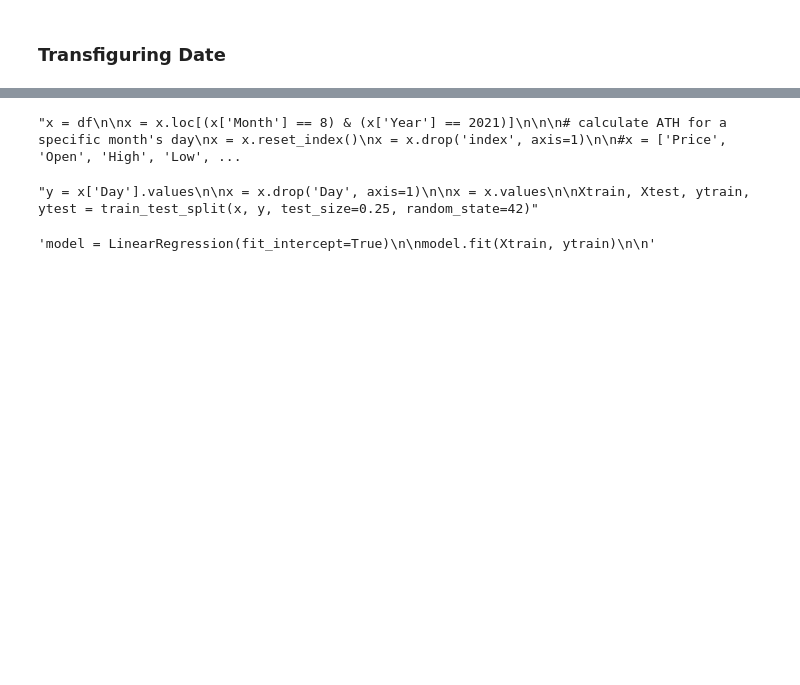
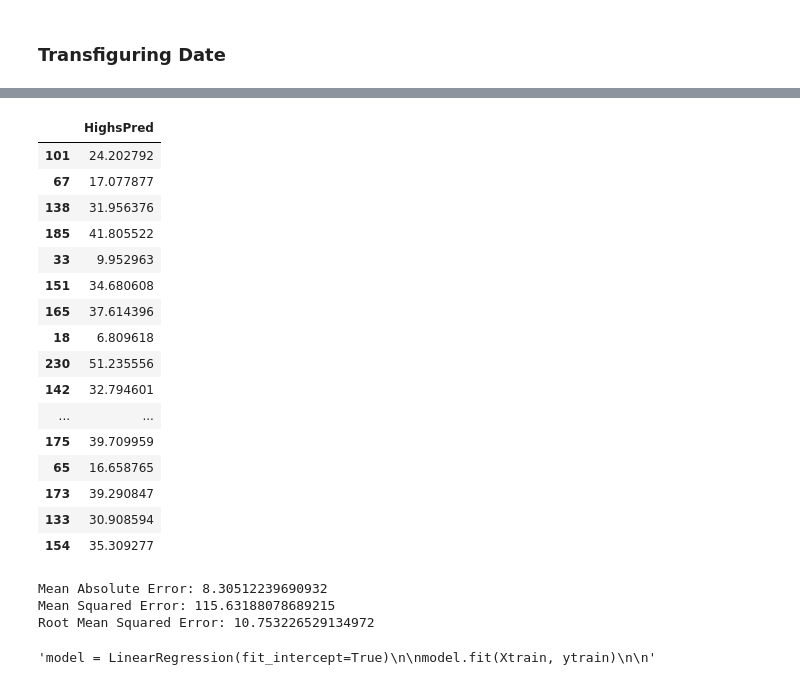
Before and after one commit to amen-ma/DataScienceFinalProject, a Jupyter notebook: solana.ipynb, the cells around one changed output, grey strips where cells are left out. Drawn from its saved outputs; the diff is of its cells as text; code cells hidden in the pictures; blank space fills up the shorter version.

```diff
--- a/solana.ipynb
+++ b/solana.ipynb
@@ -47,17 +118,54 @@ df.drop('Date', axis=1)'''
 # %%
 '''x = df
 
 x = x.loc[(x['Month'] == 8) & (x['Year'] == 2021)]
 
 
 # calculate ATH for a specific month's day
 x = x.reset_index()
 x = x.drop('index', axis=1)
 
 #x = ['Price', 'Open', 'High', 'Low', 'Change %', 'Vol.', 'Month']
 #x = df[x].values'''
+model = LinearRegression(fit_intercept=True)
+model.fit(X_train,y_train)
+
+
+y_pred = model.predict(X_test)
+
+#mean_absolute_error(y_test, prediction )
+
+
+y_pred = pd.DataFrame(data = y_pred, columns = ['HighsPred'], index = X_test.index.copy())
+x_test = pd.DataFrame(index = X_test.index.copy())
+#model.predict([[29]])
+pd.set_option('max_row', None)
+
+#df.shape
+#df[['y_pred']] = y_pred
+#y_pred.shape
+
+new_df = pd.concat([x_test,y_pred], axis = 1)
+
+new_df
 # %% [output]
-"x = df\n\nx = x.loc[(x['Month'] == 8) & (x['Year'] == 2021)]\n\n\n# calculate ATH for a specific month's day\nx = x.reset_index()\nx = x.drop('index', axis=1)\n\n#x = ['Price', 'Open', 'High', 'Low', ...
+|  | HighsPred |
+| 101 | 24.202792 |
+| 67 | 17.077877 |
+| 138 | 31.956376 |
+| 185 | 41.805522 |
+| 33 | 9.952963 |
+| 151 | 34.680608 |
+| 165 | 37.614396 |
+| 18 | 6.809618 |
+| 230 | 51.235556 |
+| 142 | 32.794601 |
+| ... | ... |
+| 175 | 39.709959 |
+| 65 | 16.658765 |
+| 173 | 39.290847 |
+| 133 | 30.908594 |
+| 154 | 35.309277 |
 # %%
 '''y = x['Day'].values
 
@@ -66,8 +174,14 @@ x = x.drop('Day', axis=1)
 x = x.values
 
 Xtrain, Xtest, ytrain, ytest = train_test_split(x, y, test_size=0.25, random_state=42)'''
+from sklearn import metrics
+print('Mean Absolute Error:', metrics.mean_absolute_error(y_test, y_pred))
+print('Mean Squared Error:', metrics.mean_squared_error(y_test, y_pred))
+print('Root Mean Squared Error:', np.sqrt(metrics.mean_squared_error(y_test, y_pred)))
 # %% [output]
-"y = x['Day'].values\n\nx = x.drop('Day', axis=1)\n\nx = x.values\n\nXtrain, Xtest, ytrain, ytest = train_test_split(x, y, test_size=0.25, random_state=42)"
+Mean Absolute Error: 8.30512239690932
+Mean Squared Error: 115.63188078689215
+Root Mean Squared Error: 10.753226529134972
 # %%
 '''model = LinearRegression(fit_intercept=True)
 
```
Also changed, not shown: parts of 6 cells of this notebook, 1 other file.
